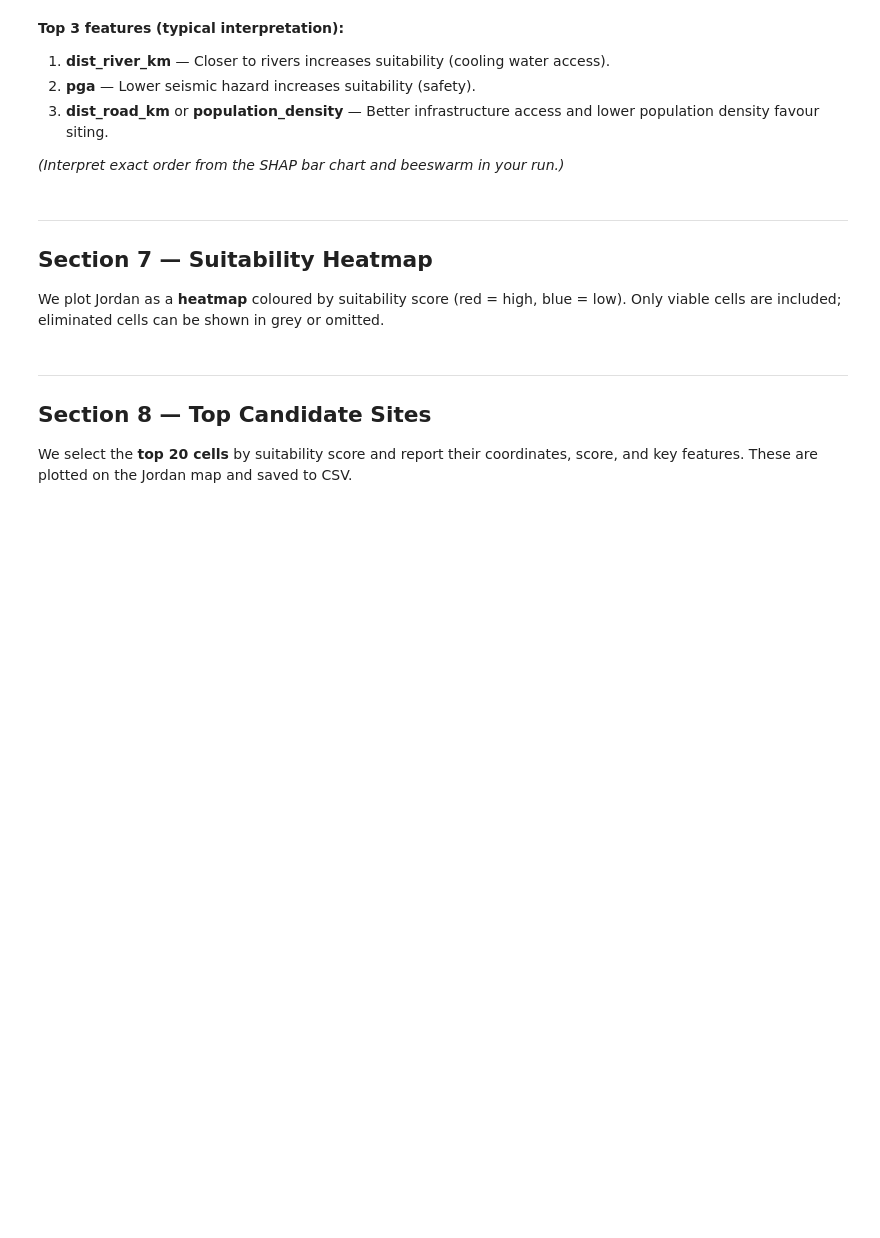
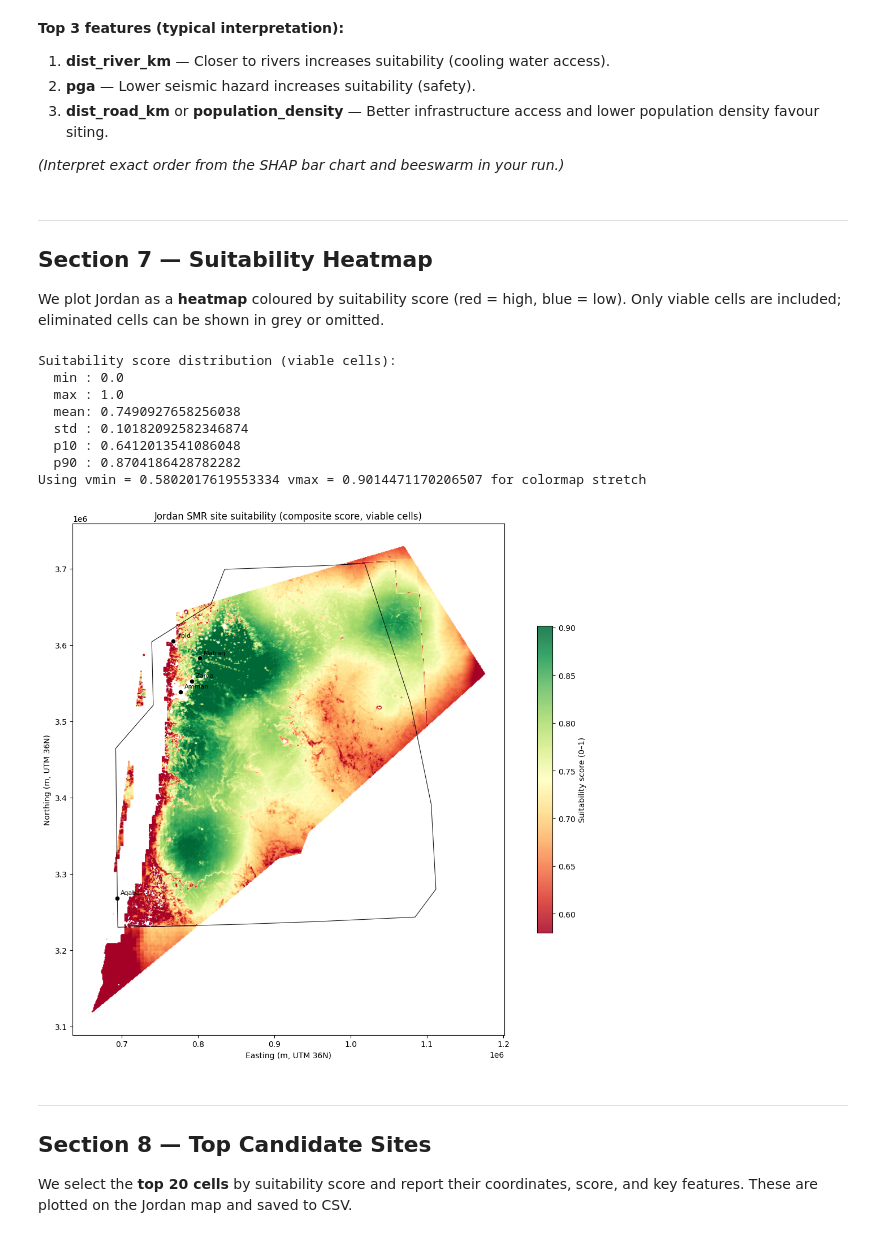
Before and after one commit to Liftitnium/ML-Based-SMR-Site-Selection-for-Jordan, a Jupyter notebook: jordan_smr_ml_pipeline.ipynb, the cells around one changed output. Saved outputs shown, nothing was run; the diff lists cells and outputs as text; code cells hidden in the pictures; blank space fills up the shorter version.

```diff
--- a/jordan_smr_ml_pipeline.ipynb
+++ b/jordan_smr_ml_pipeline.ipynb
@@ -342,3 +438,82 @@ plt.show()
+# %%
+# Section 7 — Suitability heatmap with stretched colormap + context
+from pyproj import Transformer
+
+# Viable cells with suitability scores
+viable_sc = df_ml[df_ml['suitability_score'].notna()].copy()
+
+# Score distribution
+s = viable_sc['suitability_score']
+print("Suitability score distribution (viable cells):")
+print("  min :", float(s.min()))
+print("  max :", float(s.max()))
+print("  mean:", float(s.mean()))
+print("  std :", float(s.std()))
+print("  p10 :", float(s.quantile(0.10)))
+print("  p90 :", float(s.quantile(0.90)))
+
+vmin = float(s.quantile(0.05))
+vmax = float(s.quantile(0.95))
+print("Using vmin =", vmin, "vmax =", vmax, "for colormap stretch")
+
+fig, ax = plt.subplots(figsize=(12, 10))
+sc = ax.scatter(
+    viable_sc['x_utm'], viable_sc['y_utm'],
+    c=viable_sc['suitability_score'],
+    cmap='RdYlGn',  # red = low, green = high
+    vmin=vmin, vmax=vmax,
+    s=0.8, alpha=0.85, rasterized=True,
+)
+
+# Approximate Jordan border outline (same polygon as data-prep fallback)
+transformer = Transformer.from_crs('EPSG:4326', 'EPSG:32636', always_xy=True)
+
+jordan_coords_lonlat = [
+    (35.005, 29.500), (35.005, 29.185), (35.720, 29.185),
+    (36.750, 29.185), (37.680, 29.185), (39.005, 29.185),
+    (39.305, 29.500), (39.305, 30.500), (39.100, 31.700),
+    (38.570, 33.375), (37.980, 33.375), (37.000, 33.380),
+    (36.600, 33.380), (36.390, 32.970), (35.550, 32.550),
+    (35.550, 31.800), (35.020, 31.300), (35.005, 29.500),
+]
+
+jx, jy = zip(*[transformer.transform(lon, lat) for lon, lat in jordan_coords_lonlat])
+ax.plot(jx, jy, color='black', linewidth=0.8, alpha=0.9)
+
+# Major Jordanian cities
+cities = {
+    'Amman':  (35.93, 31.95),
+    'Zarqa':  (36.09, 32.07),
+    'Irbid':  (35.85, 32.55),
+    'Aqaba':  (35.00, 29.53),
+    'Mafraq': (36.21, 32.34),
+}
+
+for name, (lon, lat) in cities.items():
+    x, y = transformer.transform(lon, lat)
+    ax.scatter(x, y, c='black', s=20, zorder=5)
+    ax.text(x + 5000, y + 5000, name, color='black', fontsize=8, zorder=6)
+
+cb = plt.colorbar(sc, ax=ax, shrink=0.6)
+cb.set_label('Suitability score (0–1)')
+ax.set_xlabel('Easting (m, UTM 36N)')
+ax.set_ylabel('Northing (m, UTM 36N)')
+ax.set_title('Jordan SMR site suitability (composite score, viable cells)')
+ax.set_aspect('equal')
+
+plt.tight_layout()
+plt.savefig(OUTPUT_DIR / 'jordan_suitability_map.png', dpi=150, bbox_inches='tight')
+plt.show()
+# %% [output]
+Suitability score distribution (viable cells):
+  min : 0.0
+  max : 1.0
+  mean: 0.7490927658256038
+  std : 0.10182092582346874
+  p10 : 0.6412013541086048
+  p90 : 0.8704186428782282
+Using vmin = 0.5802017619553334 vmax = 0.9014471170206507 for colormap stretch
+[figure, added]
 # %% [markdown]
 ---
 ## Section 8 — Top Candidate Sites
```
Also changed, not shown: parts of 20 cells of this notebook, 2 other files.
